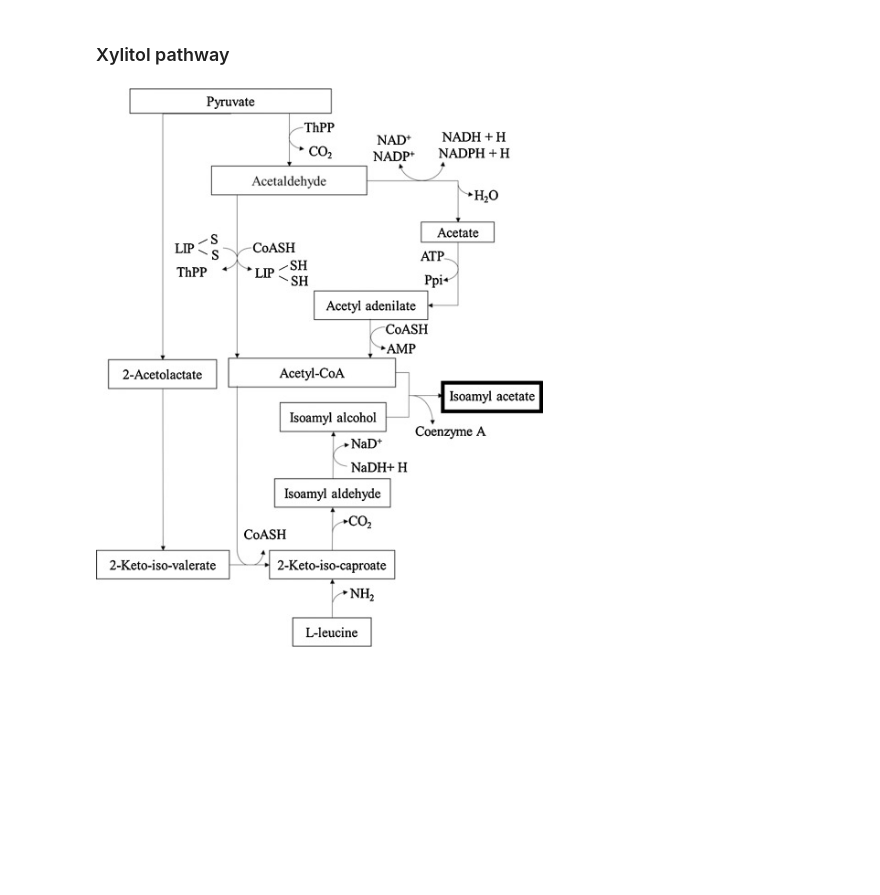
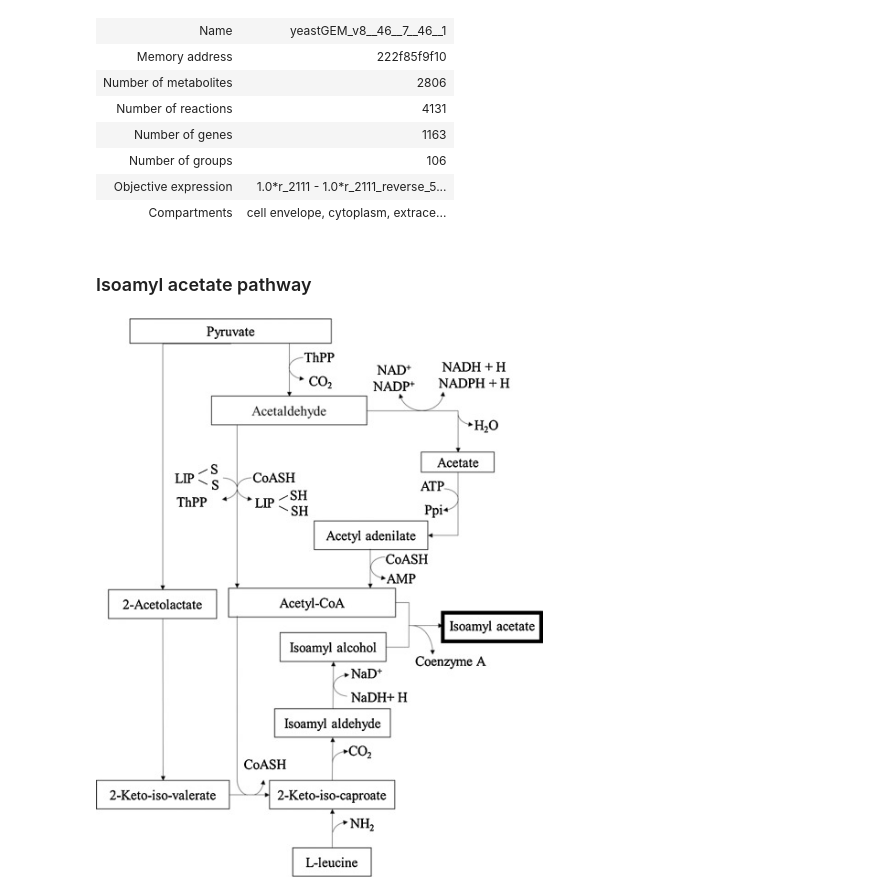
Before and after one commit to 27410/group-assingment-team11, a Jupyter notebook: 02_Model_and_pathway.ipynb, the cells around one changed output. Drawn from its saved outputs; the diff is of its cells as text; code cells hidden in the pictures; blank space fills up the shorter version.

```diff
--- a/02_Model_and_pathway.ipynb
+++ b/02_Model_and_pathway.ipynb
@@ -1,5 +64,18 @@
+# %%
+model = read_sbml_model('Models/yeast8.xml')
+# %%
+model
+# %% [output]
+| Name | yeastGEM_v8__46__7__46__1 |
+| Memory address | 222f85f9f10 |
+| Number of metabolites | 2806 |
+| Number of reactions | 4131 |
+| Number of genes | 1163 |
+| Number of groups | 106 |
+| Objective expression | 1.0*r_2111 - 1.0*r_2111_reverse_5... |
+| Compartments | cell envelope, cytoplasm, extrace... |
 # %% [markdown]
-### Xylitol pathway
+### Isoamyl acetate pathway
 # %%
 from PIL import Image
 
```
Also changed, not shown: parts of 5 cells of this notebook.
